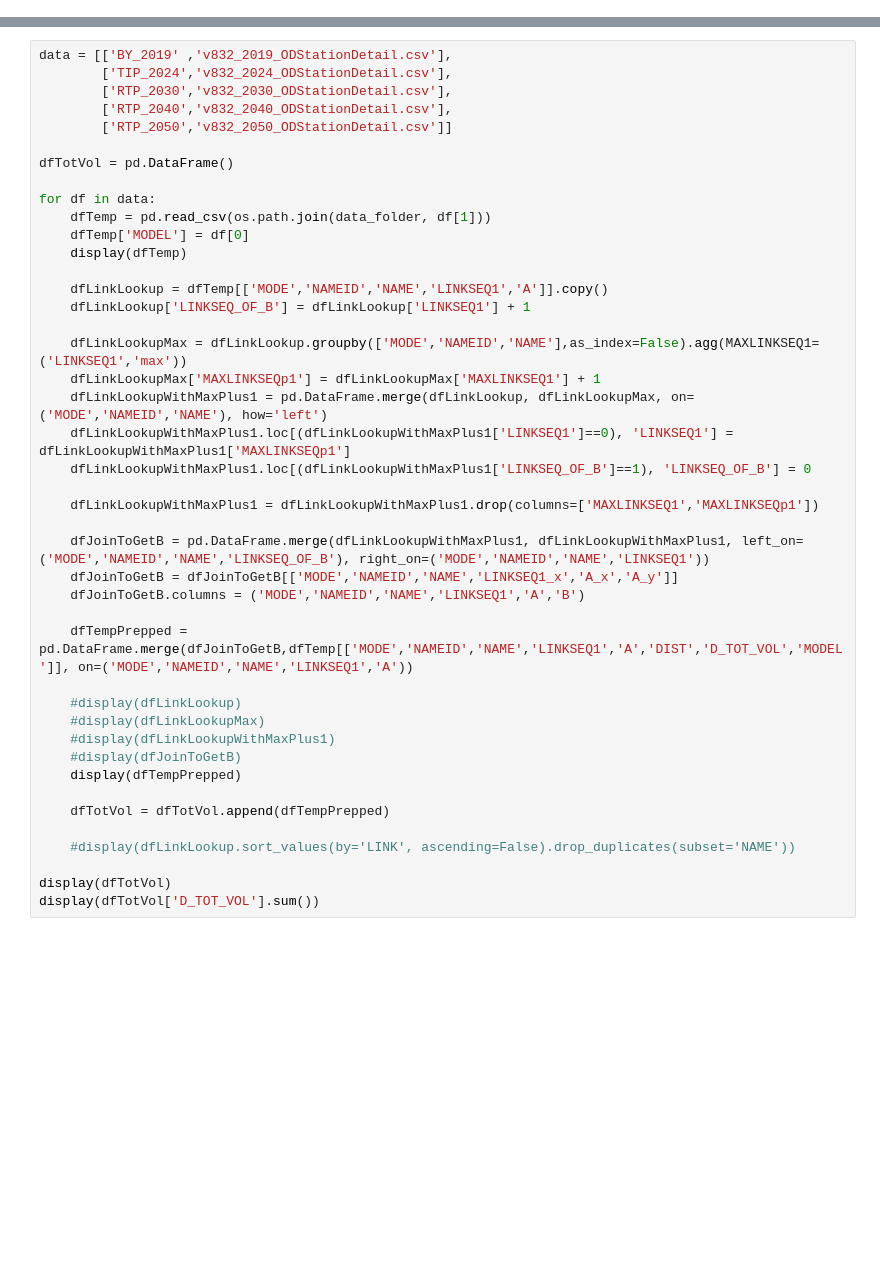
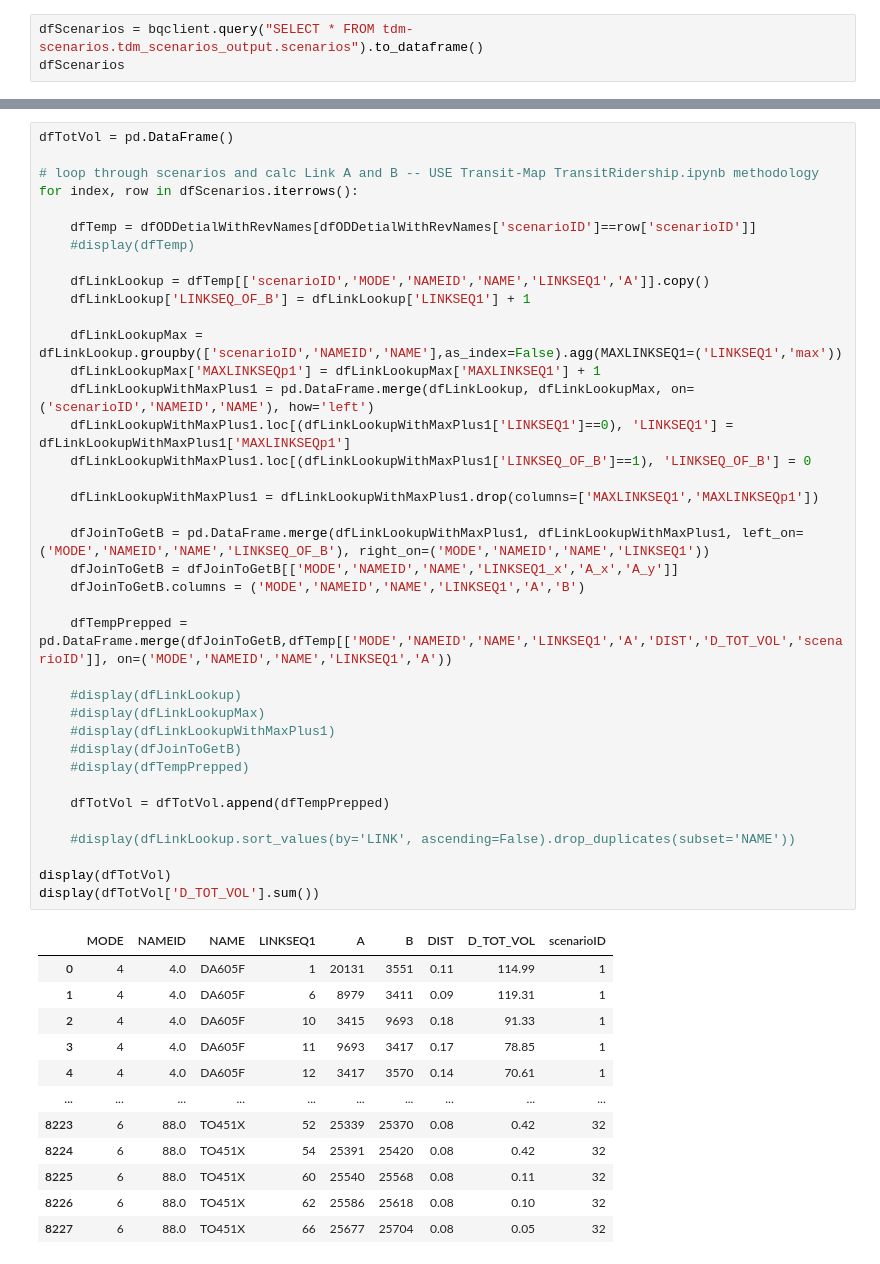
Before and after one commit to WFRCAnalytics/TDM-VAL-Scenario-Comparison-Toolbox, a Jupyter notebook: 2.1-TotalTDMTool/A-OldDataReformatAndPrepForApp.ipynb, the cells around one changed output, grey strips where cells are left out. Saved outputs shown, nothing was run; the diff lists cells and outputs as text; blank space fills up the shorter version.

```diff
--- a/2.1-TotalTDMTool/A-OldDataReformatAndPrepForApp.ipynb
+++ b/2.1-TotalTDMTool/A-OldDataReformatAndPrepForApp.ipynb
@@ -9,0 +12,3 @@ bqclient = BigQuery.getBigQueryClient_TDMScenarios()
+# %%
+dfScenarios = bqclient.query("SELECT * FROM tdm-scenarios.tdm_scenarios_output.scenarios").to_dataframe()
+dfScenarios
@@ -28,43 +87,51 @@ dfRouteSummaryNames_Revised
 # %%
-data = [['BY_2019' ,'v832_2019_ODStationDetail.csv'],
-        ['TIP_2024','v832_2024_ODStationDetail.csv'],
-        ['RTP_2030','v832_2030_ODStationDetail.csv'],
-        ['RTP_2040','v832_2040_ODStationDetail.csv'],
-        ['RTP_2050','v832_2050_ODStationDetail.csv']]
-
 dfTotVol = pd.DataFrame()
 
-for df in data:
-    dfTemp = pd.read_csv(os.path.join(data_folder, df[1]))
-    dfTemp['MODEL'] = df[0]
-    display(dfTemp)
+# loop through scenarios and calc Link A and B -- USE Transit-Map TransitRidership.ipynb methodology
+for index, row in dfScenarios.iterrows():
 
-    dfLinkLookup = dfTemp[['MODE','NAMEID','NAME','LINKSEQ1','A']].copy()
+    dfTemp = dfODDetialWithRevNames[dfODDetialWithRevNames['scenarioID']==row['scenarioID']]
+    #display(dfTemp)
+
+    dfLinkLookup = dfTemp[['scenarioID','MODE','NAMEID','NAME','LINKSEQ1','A']].copy()
     dfLinkLookup['LINKSEQ_OF_B'] = dfLinkLookup['LINKSEQ1'] + 1
 
-    dfLinkLookupMax = dfLinkLookup.groupby(['MODE','NAMEID','NAME'],as_index=False).agg(MAXLINKSEQ1=('LINKSEQ1','max'))
+    dfLinkLookupMax = dfLinkLookup.groupby(['scenarioID','NAMEID','NAME'],as_index=False).agg(MAXLINKSEQ1=('LINKSEQ1','max'))
     dfLinkLookupMax['MAXLINKSEQp1'] = dfLinkLookupMax['MAXLINKSEQ1'] + 1
-    dfLinkLookupWithMaxPlus1 = pd.DataFrame.merge(dfLinkLookup, dfLinkLookupMax, on=('MODE','NAMEID','NAME'), how='left')
+    dfLinkLookupWithMaxPlus1 = pd.DataFrame.merge(dfLinkLookup, dfLinkLookupMax, on=('scenarioID','NAMEID','NAME'), how='left')
     dfLinkLookupWithMaxPlus1.loc[(dfLinkLookupWithMaxPlus1['LINKSEQ1']==0), 'LINKSEQ1'] = dfLinkLookupWithMaxPlus1['MAXLINKSEQp1']
     dfLinkLookupWithMaxPlus1.loc[(dfLinkLookupWithMaxPlus1['LINKSEQ_OF_B']==1), 'LINKSEQ_OF_B'] = 0
 
     dfLinkLookupWithMaxPlus1 = dfLinkLookupWithMaxPlus1.drop(columns=['MAXLINKSEQ1','MAXLINKSEQp1'])
 
     dfJoinToGetB = pd.DataFrame.merge(dfLinkLookupWithMaxPlus1, dfLinkLookupWithMaxPlus1, left_on=('MODE','NAMEID','NAME','LINKSEQ_OF_B'), right_on=('MODE','NAMEID','NAME','LINKSEQ1'))
     dfJoinToGetB = dfJoinToGetB[['MODE','NAMEID','NAME','LINKSEQ1_x','A_x','A_y']]
     dfJoinToGetB.columns = ('MODE','NAMEID','NAME','LINKSEQ1','A','B')
 
-    dfTempPrepped = pd.DataFrame.merge(dfJoinToGetB,dfTemp[['MODE','NAMEID','NAME','LINKSEQ1','A','DIST','D_TOT_VOL','MODEL']], on=('MODE','NAMEID','NAME','LINKSEQ1','A'))
+    dfTempPrepped = pd.DataFrame.merge(dfJoinToGetB,dfTemp[['MODE','NAMEID','NAME','LINKSEQ1','A','DIST','D_TOT_VOL','scenarioID']], on=('MODE','NAMEID','NAME','LINKSEQ1','A'))
 
     #display(dfLinkLookup)
     #display(dfLinkLookupMax)
     #display(dfLinkLookupWithMaxPlus1)
     #display(dfJoinToGetB)
-    display(dfTempPrepped)
+    #display(dfTempPrepped)
 
     dfTotVol = dfTotVol.append(dfTempPrepped)
 
     #display(dfLinkLookup.sort_values(by='LINK', ascending=False).drop_duplicates(subset='NAME'))
 
 display(dfTotVol)
 display(dfTotVol['D_TOT_VOL'].sum())
+# %% [output]
+|  | MODE | NAMEID | NAME | LINKSEQ1 | A | B | DIST | D_TOT_VOL | scenarioID |
+| 0 | 4 | 4.0 | DA605F | 1 | 20131 | 3551 | 0.11 | 114.99 | 1 |
+| 1 | 4 | 4.0 | DA605F | 6 | 8979 | 3411 | 0.09 | 119.31 | 1 |
+| 2 | 4 | 4.0 | DA605F | 10 | 3415 | 9693 | 0.18 | 91.33 | 1 |
+| 3 | 4 | 4.0 | DA605F | 11 | 9693 | 3417 | 0.17 | 78.85 | 1 |
+| 4 | 4 | 4.0 | DA605F | 12 | 3417 | 3570 | 0.14 | 70.61 | 1 |
+| ... | ... | ... | ... | ... | ... | ... | ... | ... | ... |
+| 8223 | 6 | 88.0 | TO451X | 52 | 25339 | 25370 | 0.08 | 0.42 | 32 |
+| 8224 | 6 | 88.0 | TO451X | 54 | 25391 | 25420 | 0.08 | 0.42 | 32 |
+| 8225 | 6 | 88.0 | TO451X | 60 | 25540 | 25568 | 0.08 | 0.11 | 32 |
+| 8226 | 6 | 88.0 | TO451X | 62 | 25586 | 25618 | 0.08 | 0.10 | 32 |
+| 8227 | 6 | 88.0 | TO451X | 66 | 25677 | 25704 | 0.08 | 0.05 | 32 |
```
Also changed, not shown: parts of 13 cells of this notebook, 40 other files.
